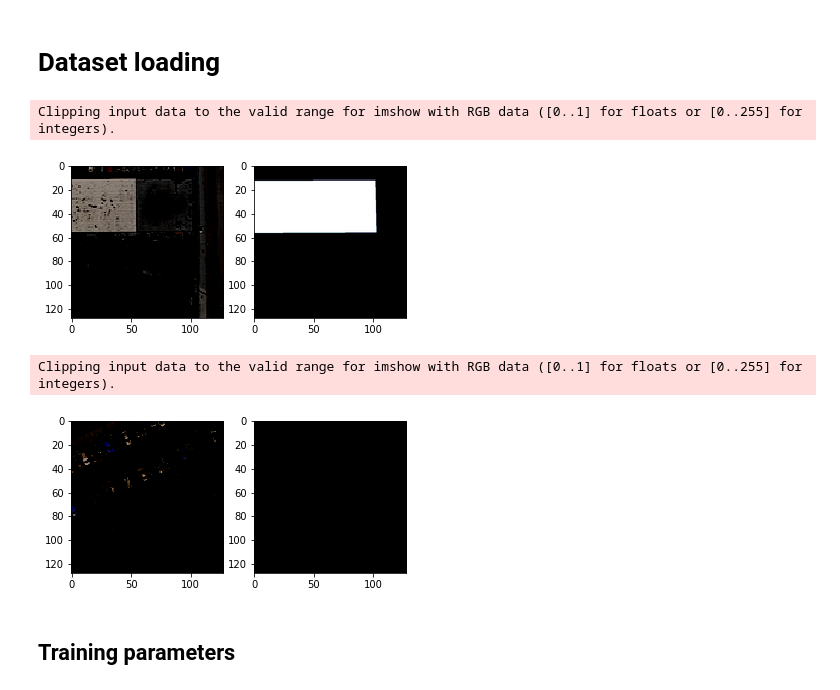
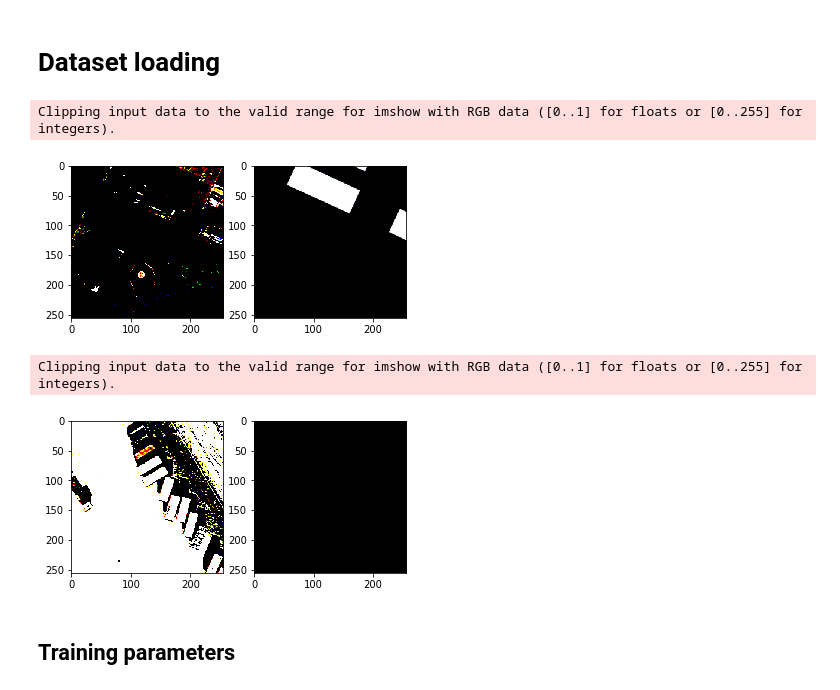
Before and after one commit to margokhokhlova/aerial_segmentation, a Jupyter notebook: demo.ipynb, the cells around one changed output. Drawn from its saved outputs; the diff is of its cells as text; code cells hidden in the pictures.

```diff
--- a/demo.ipynb
+++ b/demo.ipynb
@@ -42,27 +39,36 @@ def true_positive_rate(y_true, y_pred):
 # %%
  # Datasets
 partition, labels = findallimagesosm(folder = '/data/khokhlov/datasets/OSM_processed_margo/')
 
-params = {'dim': (128, 128),
-          'batch_size': 86,
+params = {'dim': (256, 256),
+          'batch_size': 32,
           'n_channels_img':3,
           'n_channel_mask':1,
           'shuffle': True}
 max_epochs = 100
 
-training_generator = DataGeneratorOSM(partition['train'], labels['train'], **params)
+
+
+masks_coverage = {}
+file_name_coverage = 'train.csv'
+with open(file_name_coverage) as csvfile:
+    reader = csv.DictReader(csvfile)
+    for row in reader:
+        masks_coverage[row['ID']] = row['val']
+
+training_generator = DataGeneratorOSM(partition['train'], labels['train'], coverage=masks_coverage, stratified_sampling = True, **params)
 validation_generator = DataGeneratorOSM(partition['validation'], labels['validation'], **params)
 
 (X,y) = training_generator. __getitem__(0)
 show_sample(X[0,:].astype(int), np.squeeze(y[0,:]))
 
 (X,y) = validation_generator. __getitem__(0)
 show_sample(X[0,:].astype(int), np.squeeze(y[0,:]))
 # %% [output]
 Clipping input data to the valid range for imshow with RGB data ([0..1] for floats or [0..255] for integers).
-[figure, old version]
+[figure, new version]
 Clipping input data to the valid range for imshow with RGB data ([0..1] for floats or [0..255] for integers).
-[figure, old version]
+[figure, new version]
 # %% [markdown]
 ## Training parameters
 # %%
```
Also changed, not shown: parts of 9 cells of this notebook, 9 other files.
